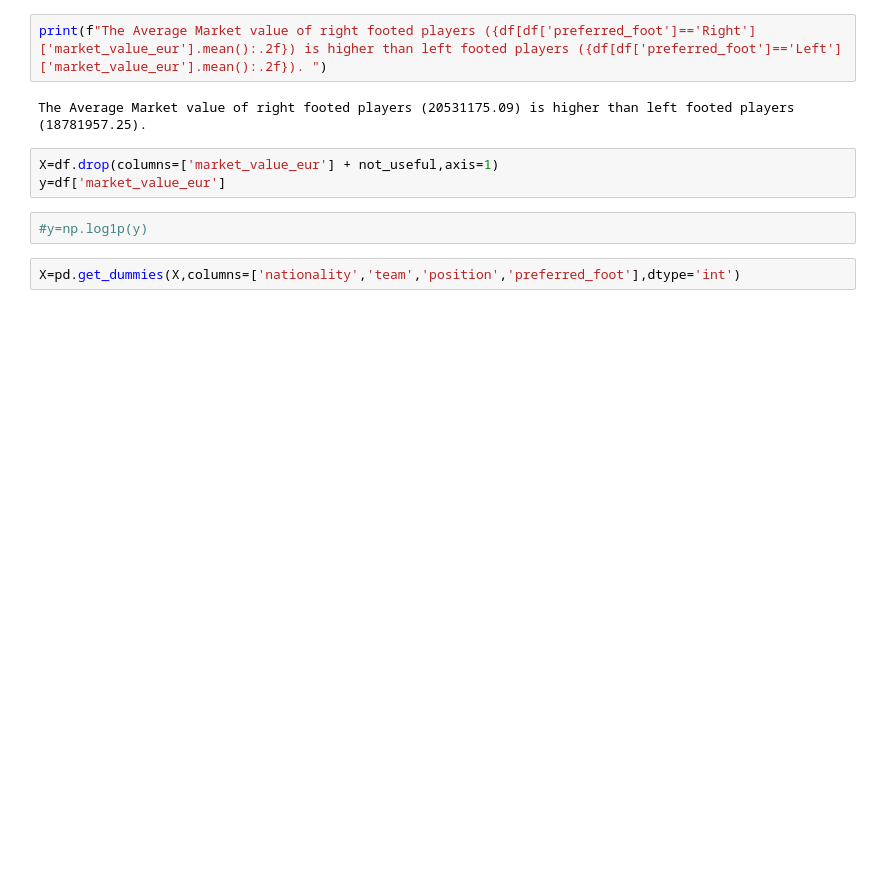
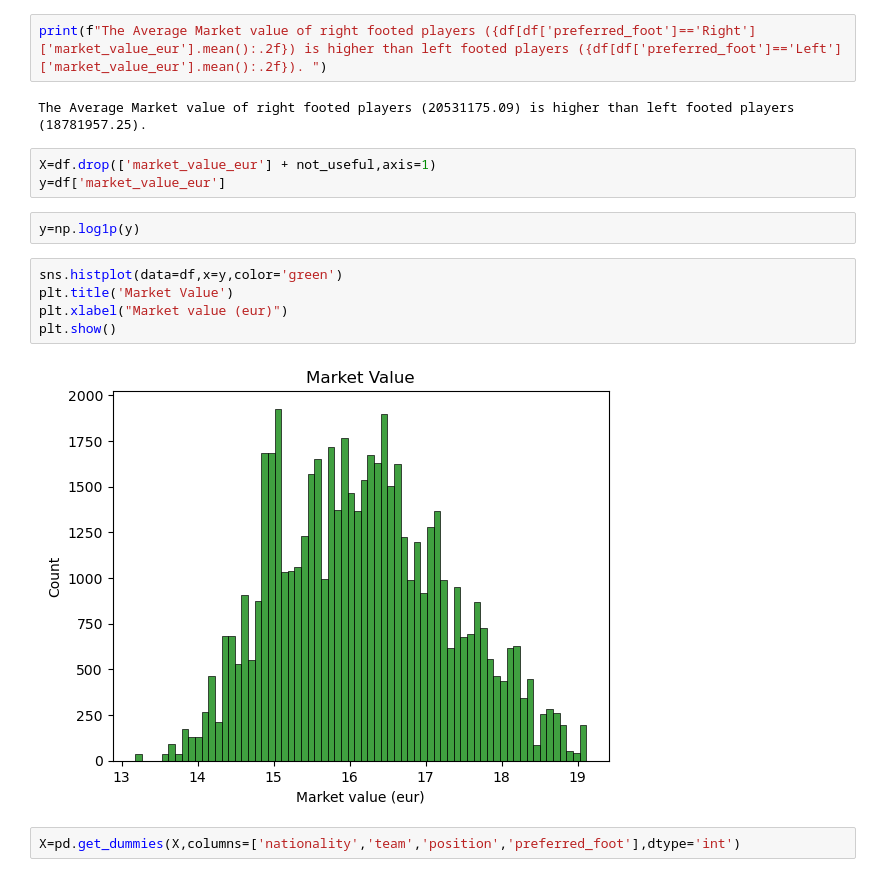
Before and after one commit to himashooo/FiFa-2026, a Jupyter notebook: fifa 2026 player_perf.ipynb, the cells around one changed output. Drawn from its saved outputs; the diff is of its cells as text; blank space fills up the shorter version.

```diff
--- a/fifa 2026 player_perf.ipynb
+++ b/fifa 2026 player_perf.ipynb
@@ -339,10 +339,17 @@ print(f"The Average Market value of right footed players ({df[df['preferred_foot
 # %% [output]
 The Average Market value of right footed players (20531175.09) is higher than left footed players (18781957.25).
 # %%
-X=df.drop(columns=['market_value_eur'] + not_useful,axis=1)
+X=df.drop(['market_value_eur'] + not_useful,axis=1)
 y=df['market_value_eur']
 # %%
-#y=np.log1p(y)
+y=np.log1p(y)
+# %%
+sns.histplot(data=df,x=y,color='green')
+plt.title('Market Value')
+plt.xlabel("Market value (eur)")
+plt.show()
+# %% [output]
+[figure, added]
 # %%
 X=pd.get_dummies(X,columns=['nationality','team','position','preferred_foot'],dtype='int')
 # %%
```
Also changed, not shown: parts of 14 cells of this notebook.
